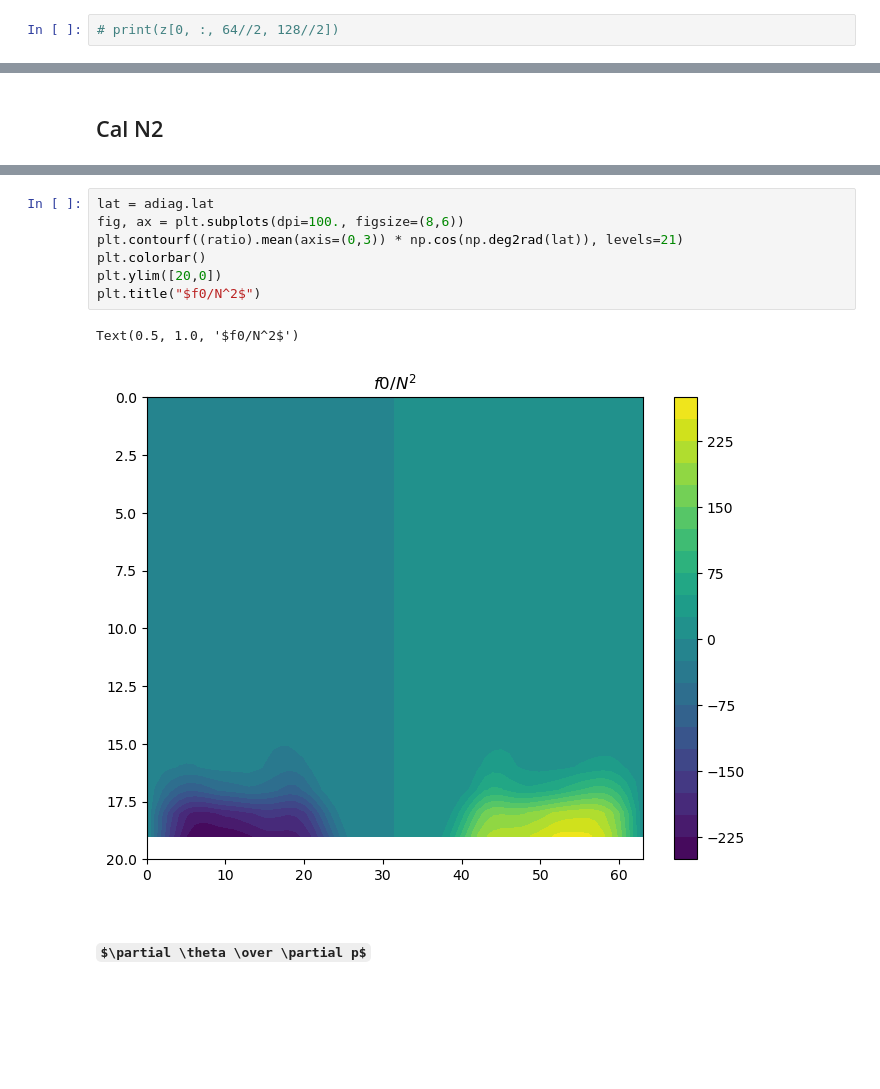
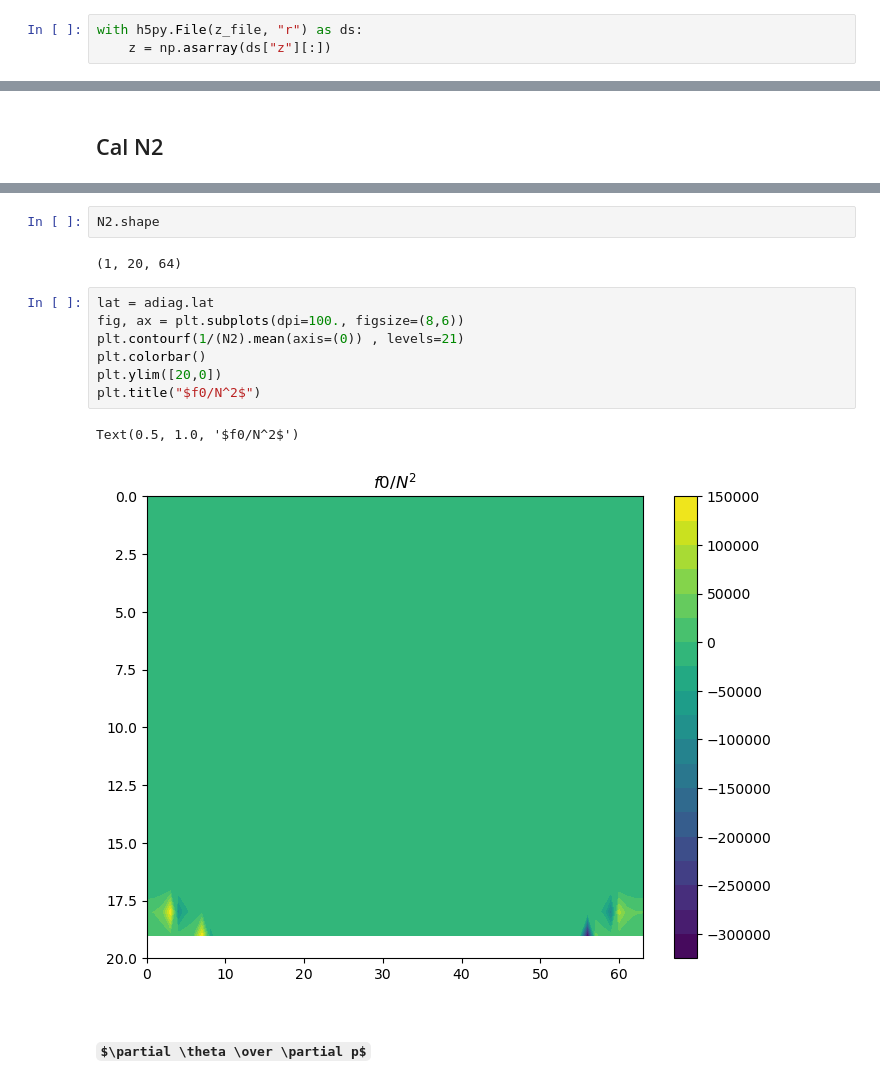
Before and after one commit to PeterChang1023/Moist_Dycore, a Jupyter notebook: EP_flux.ipynb, the cells around one changed output, grey strips where cells are left out. Cells and saved outputs as stored; diff of their text form; some formulas as TeX source; blank space fills up the shorter version.

```diff
--- a/EP_flux.ipynb
+++ b/EP_flux.ipynb
@@ -969,7 +929,8 @@ with h5py.File(p_file, "r") as ds:
 # with h5py.File(z_file, "r") as ds:
 #     z = np.asarray(ds["z"][:])
 # %%
-# print(z[0, :, 64//2, 128//2])
+with h5py.File(z_file, "r") as ds:
+    z = np.asarray(ds["z"][:])
 # %% [markdown]
 # Jucker method EP flux
 # %%
@@ -2025,13 +1995,17 @@ Text(0.5, 1.0, '$N^2$')
+# %%
+N2.shape
+# %% [output]
+(1, 20, 64)
 # %%
 lat = adiag.lat
 fig, ax = plt.subplots(dpi=100., figsize=(8,6))
-plt.contourf((ratio).mean(axis=(0,3)) * np.cos(np.deg2rad(lat)), levels=21)
+plt.contourf(1/(N2).mean(axis=(0)) , levels=21)
 plt.colorbar()
 plt.ylim([20,0])
 plt.title("$f0/N^2$")
 # %% [output]
 Text(0.5, 1.0, '$f0/N^2$')
-[figure, old version]
+[figure, new version]
 # %% [markdown]
 ## $\partial \theta \over \partial p$
 # %%
```
Also changed, not shown: parts of 16 cells of this notebook.
